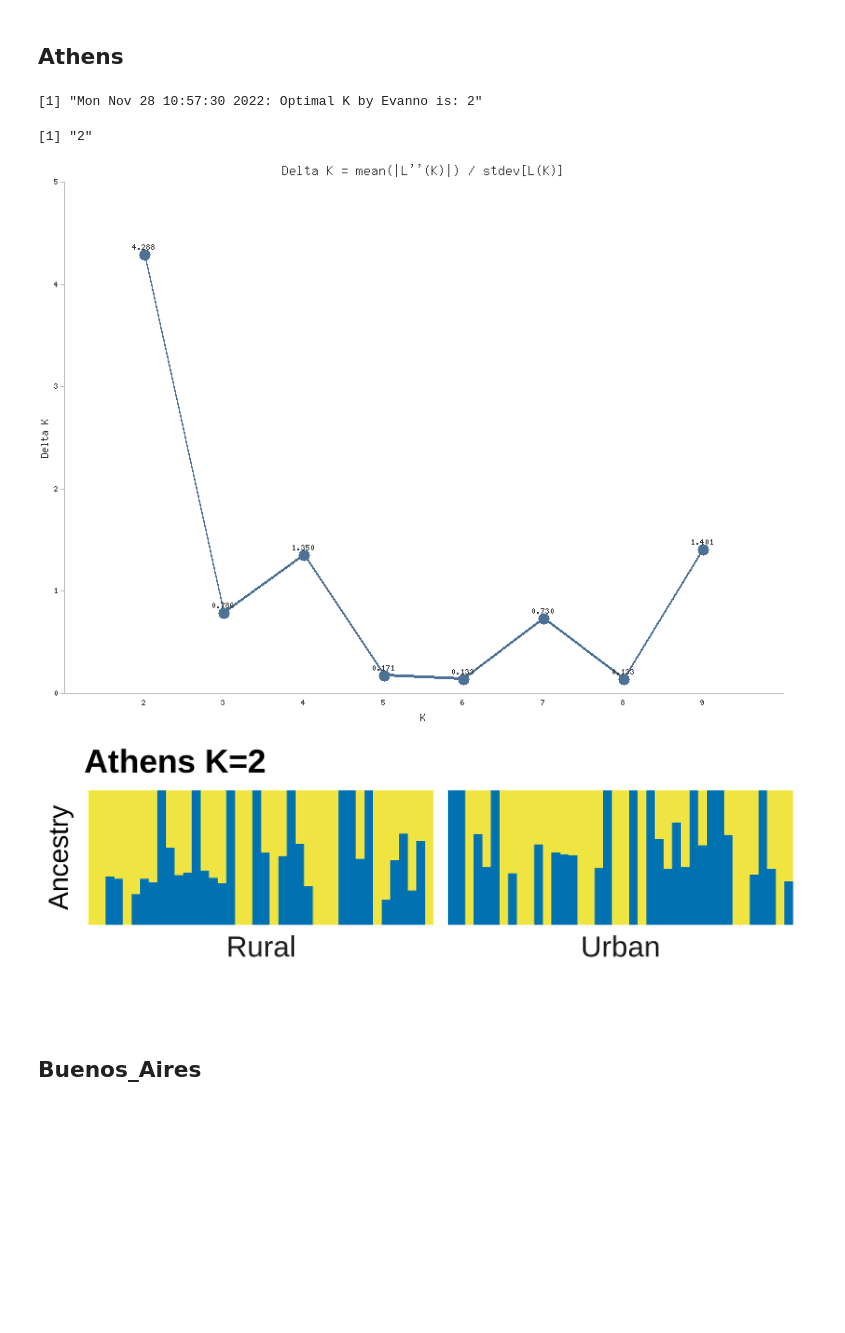
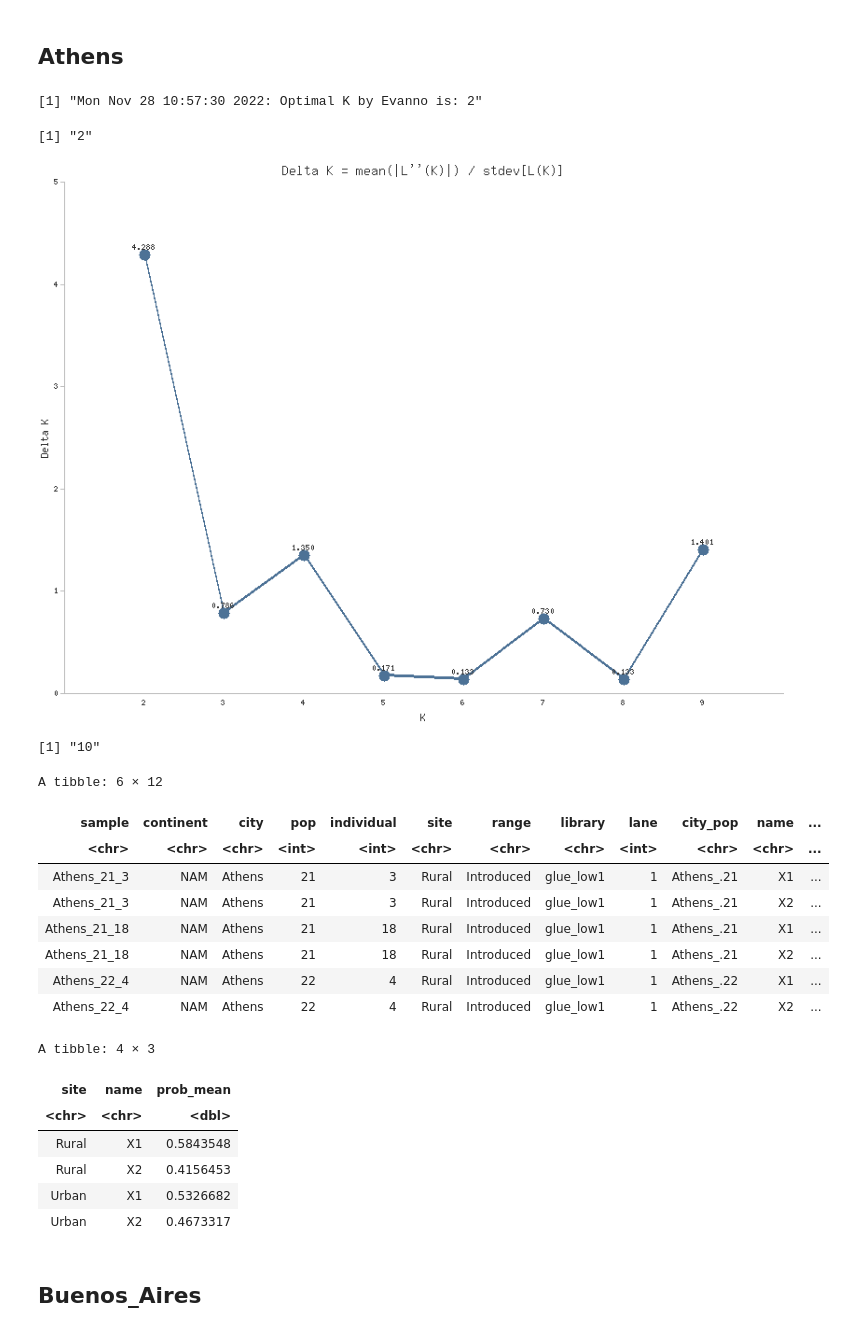
Before and after one commit to AudeCaizergues/glue_demography, a Jupyter notebook: genomic-analyses/notebooks/Admixture_plots.r.ipynb, the cells around one changed output. Saved outputs shown, nothing was run; the diff lists cells and outputs as text; code cells hidden in the pictures; blank space fills up the shorter version.

```diff
--- a/genomic-analyses/notebooks/Admixture_plots.r.ipynb
+++ b/genomic-analyses/notebooks/Admixture_plots.r.ipynb
@@ -325,10 +400,12 @@ like_df <- list.files(ngsadmix_inpath, pattern = '*.log', full.names = TRUE) %>%
 min<-like_df %>%
     filter(like == min(like))
 bestSeed<-as.character(min[1,1])
+bestSeed
 # %% [output]
 [1] "Mon Nov 28 10:57:30 2022: Optimal K by Evanno is: 2"
 [1] "2"
 [figure]
+[1] "10"
 # %%
 # Load admixture results for seed with lowest log likelihood
 admix_results <- paste0(results_prefix, 'population_structure/ngsadmix/',city,'/K',bestK,'/ngsadmix_',city,'_4fold_maf0.05_K',bestK,'_seed',bestSeed,'.qopt')
@@ -341,46 +418,68 @@ admix <- suppressMessages(read_delim(admix_results, col_names = FALSE, delim = "
     pivot_longer(X1:X2, values_to = 'Probs') %>%
     mutate(Probs = round(Probs, 5))
 
 #cols_admix <- wes_palette("Darjeeling1", n=6, type = 'continuous')
 
 kplot_Athens <-
   ggplot(admix, aes(factor(sample), Probs, fill = factor(name))) +
   geom_col(width=1) +
   facet_grid(~fct_inorder(site), scales = "free", switch = "x", space = "free") +
   theme_minimal() + labs(x="",title = "Athens K=2", y = "Ancestry") +
   scale_y_continuous(expand = c(0, 0)) +
   scale_x_discrete(expand = expansion(add = 1)) +
  #scale_fill_manual(values = cols_admix) +
  #scale_color_manual(values = cols_admix) +
   scale_fill_manual(values=c("#F0E442", "#0072B2","#CC79A7","#E69F00", "#56B4E9", "#009E73", "#D55E00"))+
   theme(
     legend.position = 'none',
     panel.spacing.x = unit(0.2, "lines"),
     axis.text.x = element_blank(),
     panel.grid = element_blank(),
     axis.text = element_text(size=10),
     axis.title = element_text(size=14),
     strip.text.x = element_text(size = 15),
     plot.title = element_text(size = 17, face = 'bold'),
     axis.text.y = element_blank()
   )
 
 
-ggsave(
-  "ADMIX_Athens_K2.png",
-  plot = kplot_Athens,
-  device = png,
-  path = "/scratch/projects/trifolium/glue/demography/glue_demography/genomic-analyses/analyses/figures/admixture/",
-  width = 14,
-  height = 5,
-  units = "cm",
-  dpi = 300
-)
+# ggsave(
+#   "ADMIX_Athens_K2.png",
+#   plot = kplot_Athens,
+#   device = png,
+#   path = "/scratch/projects/trifolium/glue/demography/glue_demography/genomic-analyses/analyses/figures/admixture/",
+#   width = 14,
+#   height = 5,
+#   units = "cm",
+#   dpi = 300
+# )
 
-path_to_kplot<-"/scratch/projects/trifolium/glue/demography/glue_demography/genomic-analyses/analyses/figures/admixture/ADMIX_Athens_K2.png"
-display_png(file=path_to_kplot)
+# path_to_kplot<-"/scratch/projects/trifolium/glue/demography/glue_demography/genomic-analyses/analyses/figures/admixture/ADMIX_Athens_K2.png"
+# display_png(file=path_to_kplot)
+
+head(admix)
+df <- admix %>%
+    group_by(site, name) %>%
+    summarise(prob_mean = mean(Probs),
+                .groups = 'drop')
+df
 # %% [output]
-[figure, removed]
+A tibble: 6 × 12
+| sample | continent | city | pop | individual | site | range | library | lane | city_pop | name | ... |
+| <chr> | <chr> | <chr> | <int> | <int> | <chr> | <chr> | <chr> | <int> | <chr> | <chr> | ... |
+| Athens_21_3 | NAM | Athens | 21 | 3 | Rural | Introduced | glue_low1 | 1 | Athens_.21 | X1 | ... |
+| Athens_21_3 | NAM | Athens | 21 | 3 | Rural | Introduced | glue_low1 | 1 | Athens_.21 | X2 | ... |
+| Athens_21_18 | NAM | Athens | 21 | 18 | Rural | Introduced | glue_low1 | 1 | Athens_.21 | X1 | ... |
+| Athens_21_18 | NAM | Athens | 21 | 18 | Rural | Introduced | glue_low1 | 1 | Athens_.21 | X2 | ... |
+| Athens_22_4 | NAM | Athens | 22 | 4 | Rural | Introduced | glue_low1 | 1 | Athens_.22 | X1 | ... |
+| Athens_22_4 | NAM | Athens | 22 | 4 | Rural | Introduced | glue_low1 | 1 | Athens_.22 | X2 | ... |
+A tibble: 4 × 3
+| site | name | prob_mean |
+| <chr> | <chr> | <dbl> |
+| Rural | X1 | 0.5843548 |
+| Rural | X2 | 0.4156453 |
+| Urban | X1 | 0.5326682 |
+| Urban | X2 | 0.4673317 |
 # %% [markdown]
 ## Buenos_Aires
 # %%
```
Also changed, not shown: parts of 47 cells of this notebook, 3 other files.
